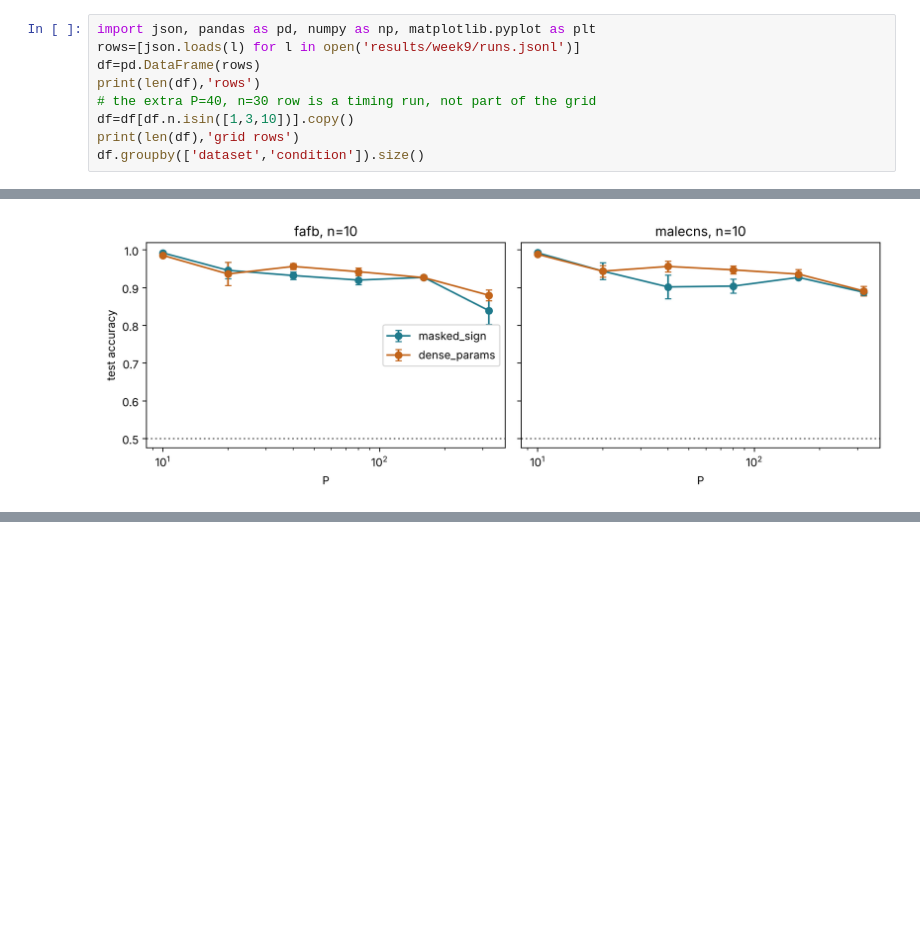
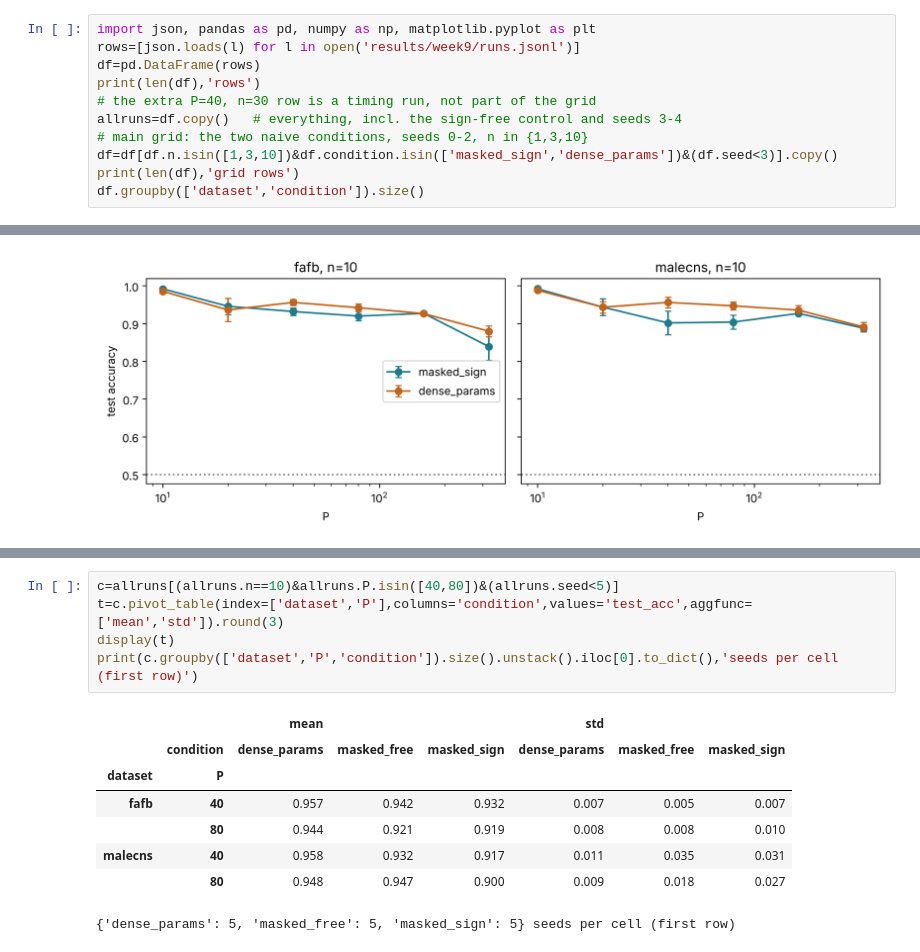
Before and after one commit to rumeysakahveci020/connectome-project3-eda-c, a Jupyter notebook: notebooks/week9_naive.ipynb, the cells around one changed output, grey strips where cells are left out. Saved outputs shown, nothing was run; the diff lists cells and outputs as text; blank space fills up the shorter version.

Commit message:
week9: sign-free control, notebook, README

```diff
--- a/notebooks/week9_naive.ipynb
+++ b/notebooks/week9_naive.ipynb
@@ -9,7 +9,9 @@ rows=[json.loads(l) for l in open('results/week9/runs.jsonl')]
 df=pd.DataFrame(rows)
 print(len(df),'rows')
 # the extra P=40, n=30 row is a timing run, not part of the grid
-df=df[df.n.isin([1,3,10])].copy()
+allruns=df.copy()   # everything, incl. the sign-free control and seeds 3-4
+# main grid: the two naive conditions, seeds 0-2, n in {1,3,10}
+df=df[df.n.isin([1,3,10])&df.condition.isin(['masked_sign','dense_params'])&(df.seed<3)].copy()
 print(len(df),'grid rows')
 df.groupby(['dataset','condition']).size()
 # %% [output]
@@ -141,0 +147,14 @@ ax[0].set_ylabel('test accuracy');ax[0].legend();plt.tight_layout();plt.show()
+# %%
+c=allruns[(allruns.n==10)&allruns.P.isin([40,80])&(allruns.seed<5)]
+t=c.pivot_table(index=['dataset','P'],columns='condition',values='test_acc',aggfunc=['mean','std']).round(3)
+display(t)
+print(c.groupby(['dataset','P','condition']).size().unstack().iloc[0].to_dict(),'seeds per cell (first row)')
+# %% [output]
+|  |  | mean |  |  | std |  |  |
+|  | condition | dense_params | masked_free | masked_sign | dense_params | masked_free | masked_sign |
+| dataset | P |  |  |  |  |  |  |
+| fafb | 40 | 0.957 | 0.942 | 0.932 | 0.007 | 0.005 | 0.007 |
+|  | 80 | 0.944 | 0.921 | 0.919 | 0.008 | 0.008 | 0.010 |
+| malecns | 40 | 0.958 | 0.932 | 0.917 | 0.011 | 0.035 | 0.031 |
+|  | 80 | 0.948 | 0.947 | 0.900 | 0.009 | 0.018 | 0.027 |
+{'dense_params': 5, 'masked_free': 5, 'masked_sign': 5} seeds per cell (first row)
```
Also changed, not shown: parts of 4 cells of this notebook.
